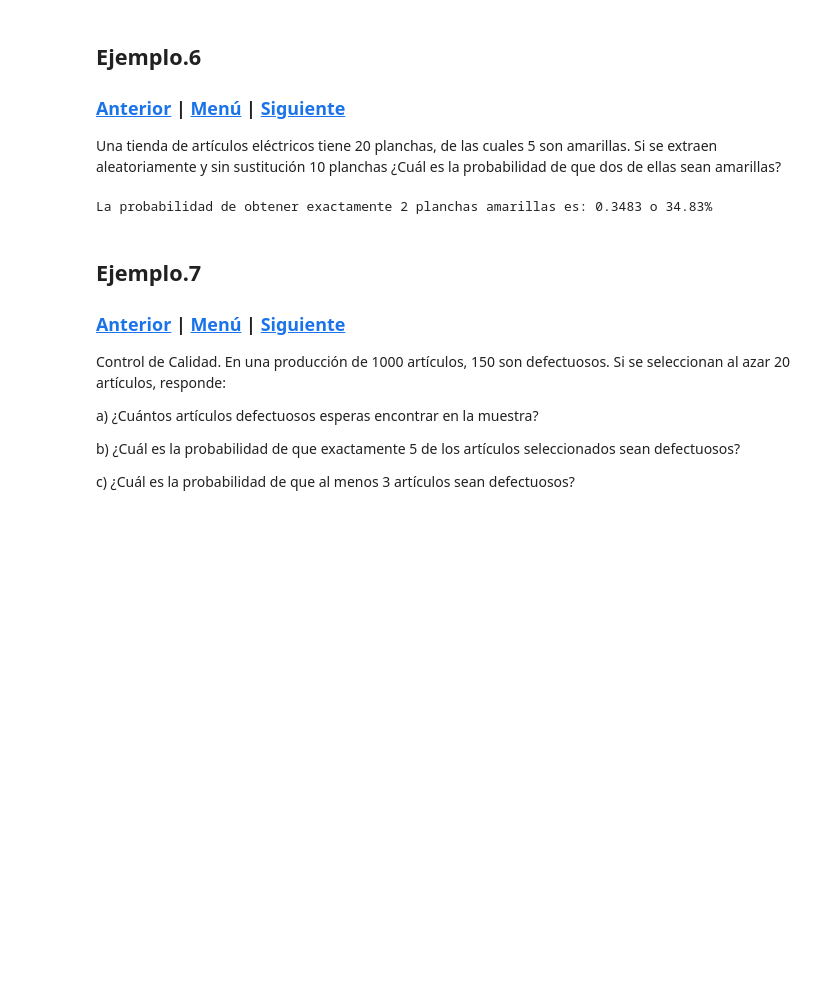
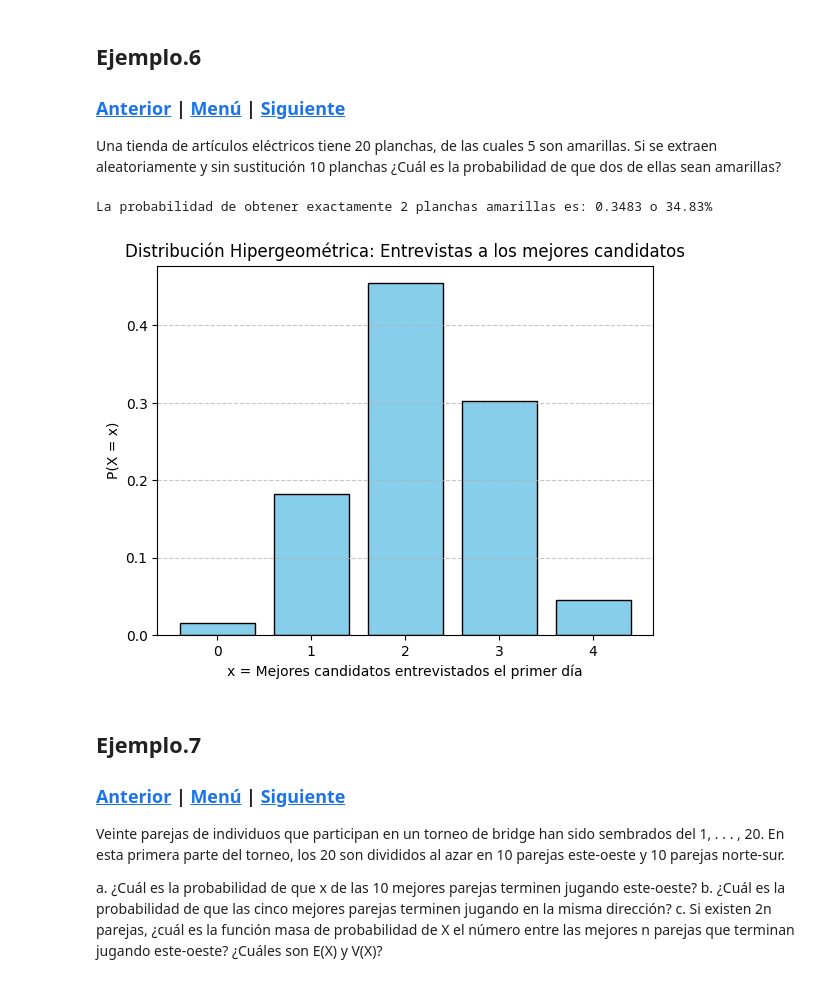
Before and after one commit to CristobalGachuz/Distribuci-n_Hipergeom-trica, a Jupyter notebook: Hipergeometrica_Cristobal.ipynb, the cells around one changed output. Drawn from its saved outputs; the diff is of its cells as text; code cells hidden in the pictures; blank space fills up the shorter version.

```diff
--- a/Hipergeometrica_Cristobal.ipynb
+++ b/Hipergeometrica_Cristobal.ipynb
@@ -90,14 +85,12 @@ Para resolver este problema, utilizaremos la distribución hipergeométrica. La
 import scipy.stats as stats
 
 # Parámetros
-N = 10  # Total de peces
-K = 6   # Total de machos
-n = 5   # Peces extraídos
-k = 3   # Machos que queremos extraer
+N = 20  # Total de solicitudes
+K = 12  # Solicitudes de inyección de tinta
+n = 5   # Tamaño de la muestra
 
-# Calcular la probabilidad utilizando la distribución hipergeométrica
-probabilidad = stats.hypergeom.pmf(k, N, K, n)
-
-# Imprimir la probabilidad
-print(f"La probabilidad de extraer 3 machos y 2 hembras es: {probabilidad:.4f}")
+# Calcular y mostrar la probabilidad para cada valor de x
+for x in range(6):
+    probabilidad = stats.hypergeom.pmf(x, N, K, n)
+    print(f"P(X = {x}) = {probabilidad:.4f}")
 # %% [output]
@@ -182,33 +216,46 @@ son amarillas. Si se extraen aleatoriamente y sin sustitución 10 planchas ¿Cu
 # %%
 import math
 
 def combinacion(n, r):
     return math.comb(n, r)
 
 # Datos
 N = 20      # Total de planchas
 K = 5       # Amarillas
 n = 10      # Se seleccionan
 k = 2       # Queremos 2 amarillas
 
 # Cálculo de probabilidad hipergeométrica
 numerador = combinacion(K, k) * combinacion(N - K, n - k)
 denominador = combinacion(N, n)
 probabilidad = numerador / denominador
 
 print(f"La probabilidad de obtener exactamente 2 planchas amarillas es: {probabilidad:.4f} o {probabilidad*100:.2f}%")
+# Gráfica
+plt.bar(valores_x, probabilidades, color='skyblue', edgecolor='black')
+plt.title('Distribución Hipergeométrica: Entrevistas a los mejores candidatos')
+plt.xlabel('x = Mejores candidatos entrevistados el primer día')
+plt.ylabel('P(X = x)')
+plt.grid(axis='y', linestyle='--', alpha=0.7)
+plt.xticks(valores_x)
+plt.show()
 # %% [output]
 La probabilidad de obtener exactamente 2 planchas amarillas es: 0.3483 o 34.83%
+[figure, added]
 # %% [markdown]
 ## Ejemplo.7
 
 ### [Anterior](#Ejemplo.6) | [Menú](#Menu) | [Siguiente](#Ejemplo.8)
 
-Control de Calidad. En una producción de 1000 artículos, 150 son defectuosos. Si se seleccionan al azar 20 artículos, responde:
+Veinte parejas de individuos que participan en un torneo de
+bridge han sido sembrados del 1, . . . , 20. En esta primera
+parte del torneo, los 20 son divididos al azar en 10 parejas
+este-oeste y 10 parejas norte-sur.
 
-a) ¿Cuántos artículos defectuosos esperas encontrar en la muestra?
 
-b) ¿Cuál es la probabilidad de que exactamente 5 de los artículos seleccionados sean defectuosos?
-
-c) ¿Cuál es la probabilidad de que al menos 3 artículos sean defectuosos?
+a. ¿Cuál es la probabilidad de que x de las 10 mejores parejas terminen jugando este-oeste?
+b. ¿Cuál es la probabilidad de que las cinco mejores parejas
+terminen jugando en la misma dirección?
+c. Si existen 2n parejas, ¿cuál es la función masa de probabilidad de X  el número entre las mejores n parejas que
+terminan jugando este-oeste? ¿Cuáles son E(X) y V(X)?
 # %%
```
Also changed, not shown: parts of 18 cells of this notebook.
